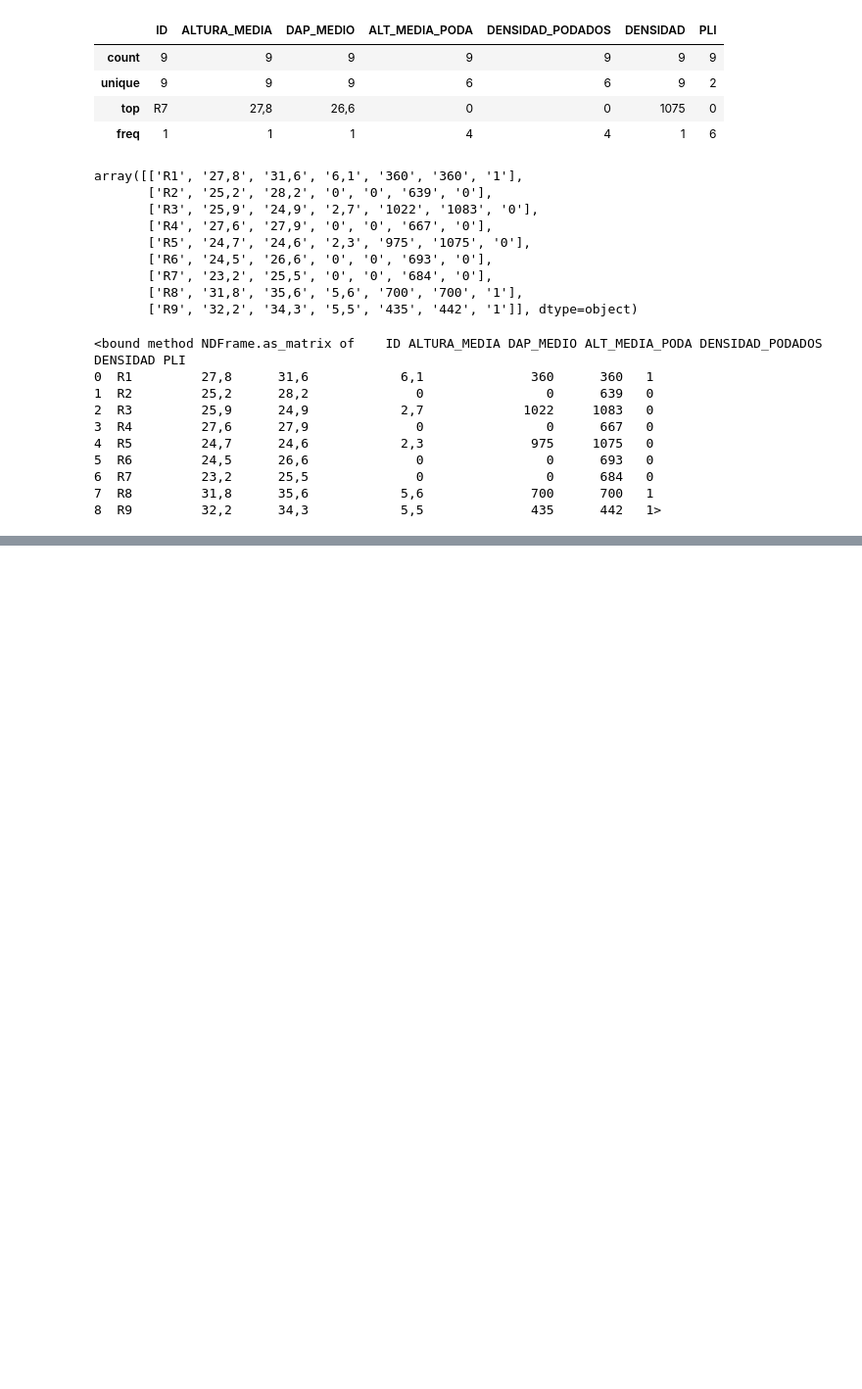
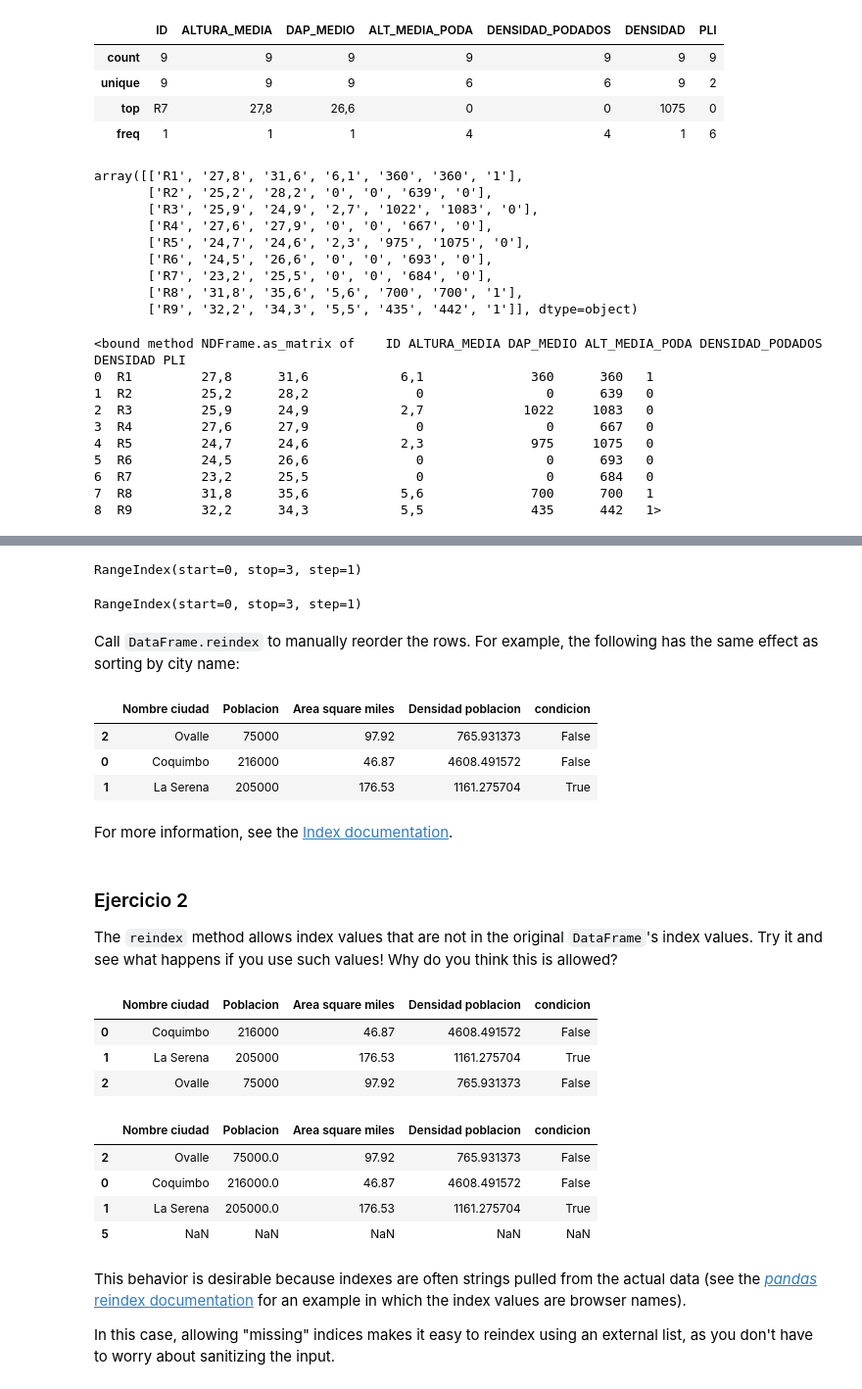
Before and after one commit to patosaid/apuntes_python, a Jupyter notebook: librerias_python.ipynb, the cells around one changed output, grey strips where cells are left out. Shown at 98% size. Drawn from its saved outputs; the diff is of its cells as text; code cells hidden in the pictures; blank space fills up the shorter version.

```diff
--- a/librerias_python.ipynb
+++ b/librerias_python.ipynb
@@ -360,0 +407,5 @@ df.as_matrix
+# %%
+nombre_ciudad = pd.Series(['Coquimbo', 'La Serena', 'Ovalle'])
+poblacion = pd.Series([216000, 205000, 75000])
+
+pd.DataFrame({ 'Nombre de ciudad': nombre_ciudad, 'Poblacion': poblacion })
@@ -360,0 +513,4 @@ df.as_matrix
+# %%
+ciudades['Area square miles'] = pd.Series([46.87, 176.53, 97.92])
+ciudades['Densidad poblacion'] = ciudades['Poblacion'] / ciudades['Area square miles']
+ciudades
@@ -360,0 +532,4 @@ df.as_matrix
+# %%
+
+ciudades["condicion"] = (ciudades["Area square miles"] > 50) & ciudades["Nombre ciudad"].apply(lambda nombre: nombre.startswith('La'))
+ciudades
@@ -360,0 +546,45 @@ df.as_matrix
+# %%
+nombre_ciudad.index
+# %% [output]
+RangeIndex(start=0, stop=3, step=1)
+# %%
+ciudades.index
+# %% [output]
+RangeIndex(start=0, stop=3, step=1)
+# %% [markdown]
+Call `DataFrame.reindex` to manually reorder the rows. For example, the following has the same effect as sorting by city name:
+# %%
+ciudades.reindex([2, 0, 1])
+# %% [output]
+|  | Nombre ciudad | Poblacion | Area square miles | Densidad poblacion | condicion |
+| 2 | Ovalle | 75000 | 97.92 | 765.931373 | False |
+| 0 | Coquimbo | 216000 | 46.87 | 4608.491572 | False |
+| 1 | La Serena | 205000 | 176.53 | 1161.275704 | True |
+# %% [markdown]
+For more information, see the [Index documentation](http://pandas.pydata.org/pandas-docs/stable/indexing.html#index-objects).
+# %% [markdown]
+### Ejercicio 2
+The `reindex` method allows index values that are not in the original `DataFrame`'s index values. Try it and see what happens if you use such values! Why do you think this is allowed?
+# %%
+ciudades.index
+ciudades
+# %% [output]
+|  | Nombre ciudad | Poblacion | Area square miles | Densidad poblacion | condicion |
+| 0 | Coquimbo | 216000 | 46.87 | 4608.491572 | False |
+| 1 | La Serena | 205000 | 176.53 | 1161.275704 | True |
+| 2 | Ovalle | 75000 | 97.92 | 765.931373 | False |
+# %%
+ciudades.reindex([2,0,1,5])
+# %% [output]
+|  | Nombre ciudad | Poblacion | Area square miles | Densidad poblacion | condicion |
+| 2 | Ovalle | 75000.0 | 97.92 | 765.931373 | False |
+| 0 | Coquimbo | 216000.0 | 46.87 | 4608.491572 | False |
+| 1 | La Serena | 205000.0 | 176.53 | 1161.275704 | True |
+| 5 | NaN | NaN | NaN | NaN | NaN |
+# %% [markdown]
+This behavior is desirable because indexes are often strings pulled from the actual data (see the [*pandas* reindex
+documentation](http://pandas.pydata.org/pandas-docs/stable/generated/pandas.DataFrame.reindex.html) for an example
+in which the index values are browser names).
+
+In this case, allowing "missing" indices makes it easy to reindex using an external list, as you don't have to worry about
+sanitizing the input.
```
Also changed, not shown: parts of 34 cells of this notebook.
